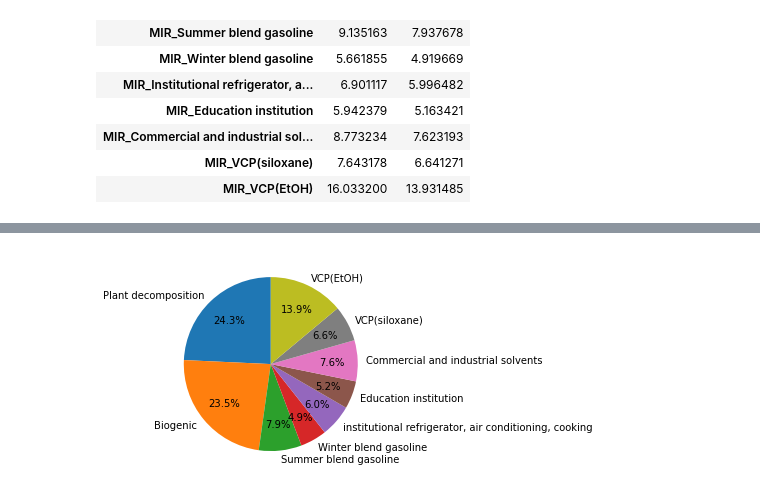
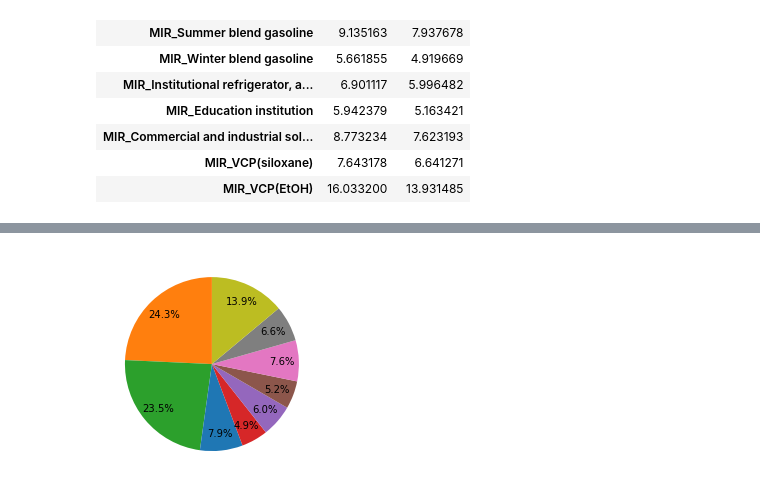
Before and after one commit to shenglun7/VOC_RECAP, a Jupyter notebook: code/script/plot_pmf_result.ipynb, the cells around one changed output, grey strips where cells are left out. Cells and saved outputs as stored; diff of their text form; code cells hidden in the pictures.

Commit message:
update color pallate

```diff
--- a/code/script/plot_pmf_result.ipynb
+++ b/code/script/plot_pmf_result.ipynb
@@ -187,10 +202,12 @@ OFP_factor
 # %%
+color = ['#ff7f0e','#2ca02c','#1f77b4', '#d62728', '#9467bd', '#8c564b', '#e377c2', '#7f7f7f', '#bcbd22']
+
 plt.rcParams.update({'font.size': 10})
 fig, ax=plt.subplots(1)
-ax.pie(OFP_factor['OFP_prec'], labels=factor_name, autopct='%.1f%%', pctdistance=0.7,
-       shadow=False, startangle=90, textprops={'fontsize': 10})
+ax.pie(OFP_factor['OFP_prec'], labels=None, autopct='%.1f%%', pctdistance=0.8,
+       shadow=False, startangle=90, textprops={'fontsize': 10}, colors=color)
 fig.set_facecolor('white')
 
 fig.savefig('../../result/pie_pmf_OFP.png', dpi=1200, bbox_inches='tight')
 # %% [output]
-[figure, old version]
+[figure, new version]
```
Also changed, not shown: parts of 1 cell of this notebook.
